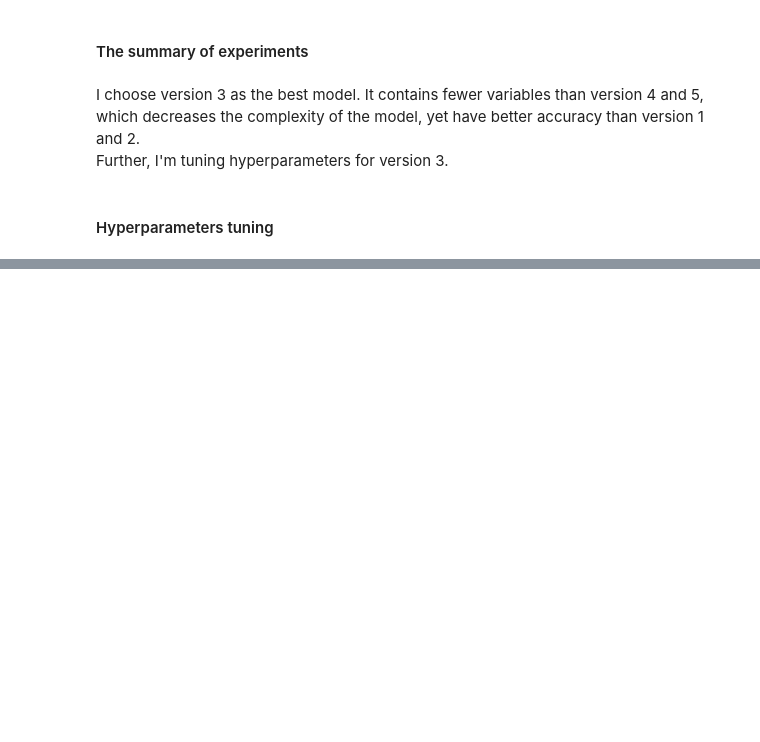
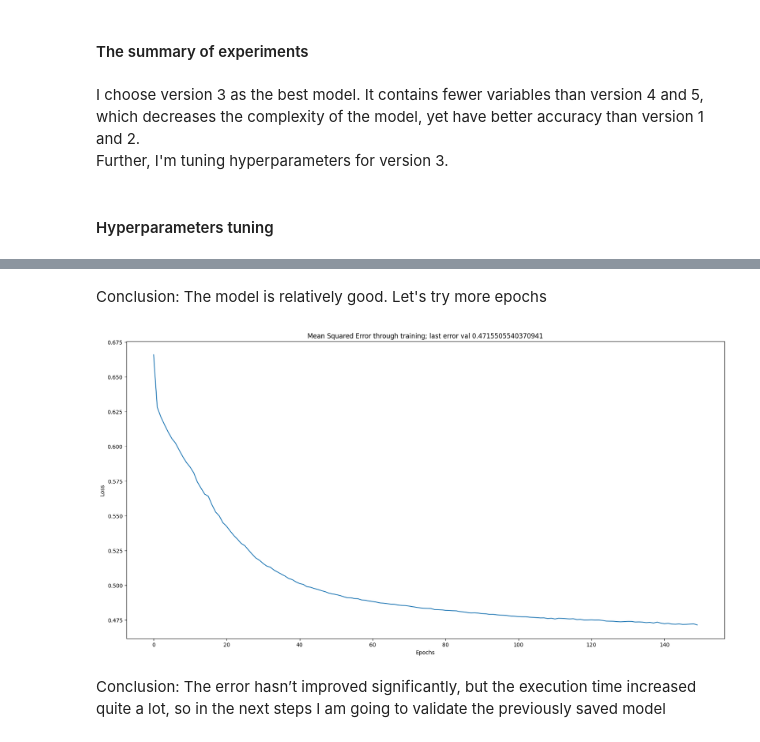
Before and after one commit to markiewicz-elzbieta/ML, a Jupyter notebook: Medical_insurance/medical_insurance.ipynb, the cells around one changed output, grey strips where cells are left out. Saved outputs shown, nothing was run; the diff lists cells and outputs as text; code cells hidden in the pictures; blank space fills up the shorter version.

```diff
--- a/Medical_insurance/medical_insurance.ipynb
+++ b/Medical_insurance/medical_insurance.ipynb
@@ -871,0 +976,13 @@ AUC test: 0.9344623405903566
+# %% [markdown]
+Conclusion: The model is relatively good. Let's try more epochs
+# %%
+lr = 0.01
+loss = tf.keras.losses.BinaryCrossentropy()
+epochs = 150
+d_layer_shape = 8
+
+model = nn_1_layer(X_vars, X_train, y_train, lr, loss, epochs, d_layer_shape)
+# %% [output]
+[figure, added]
+# %% [markdown]
+Conclusion: The error hasn’t improved significantly, but the execution time increased quite a lot, so in the next steps I am going to validate the previously saved model
```
Also changed, not shown: parts of 43 cells of this notebook, 4 other files.
